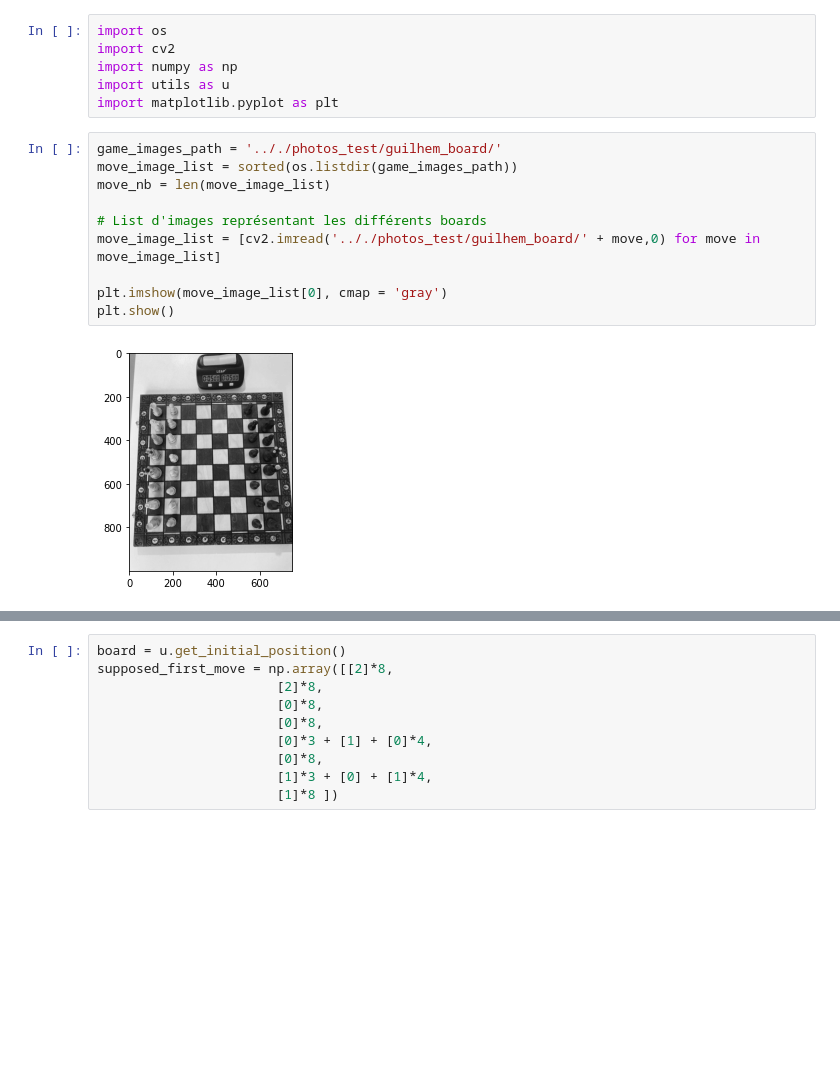
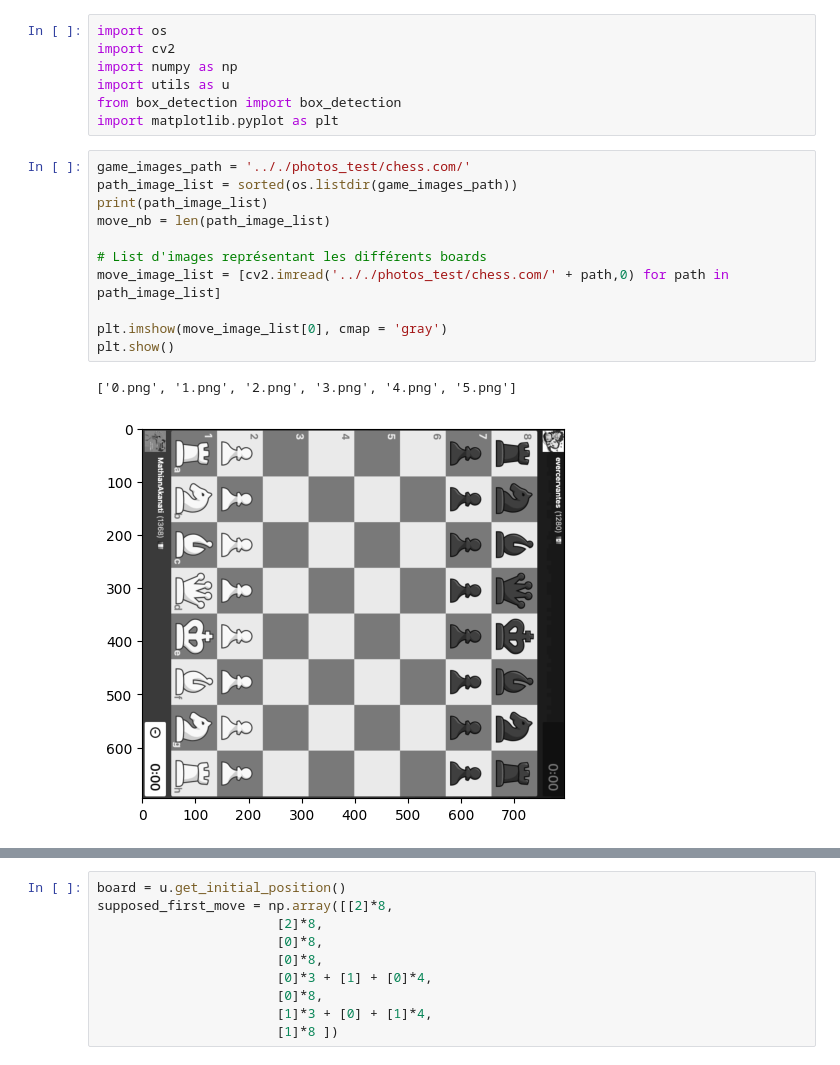
Before and after one commit to GuilhemPrince/VisualChess, a Jupyter notebook: code/main.ipynb, the cells around one changed output, grey strips where cells are left out. Drawn from its saved outputs; the diff is of its cells as text; blank space fills up the shorter version.

```diff
--- a/code/main.ipynb
+++ b/code/main.ipynb
@@ -3,17 +3,20 @@ import os
 import cv2
 import numpy as np
 import utils as u
+from box_detection import box_detection
 import matplotlib.pyplot as plt
 # %%
-game_images_path = '.././photos_test/guilhem_board/'
-move_image_list = sorted(os.listdir(game_images_path))
-move_nb = len(move_image_list)
+game_images_path = '.././photos_test/chess.com/'
+path_image_list = sorted(os.listdir(game_images_path))
+print(path_image_list)
+move_nb = len(path_image_list)
 
 # List d'images représentant les différents boards
-move_image_list = [cv2.imread('.././photos_test/guilhem_board/' + move,0) for move in move_image_list]
+move_image_list = [cv2.imread('.././photos_test/chess.com/' + path,0) for path in path_image_list]
 
 plt.imshow(move_image_list[0], cmap = 'gray')
 plt.show()
 # %% [output]
+['0.png', '1.png', '2.png', '3.png', '4.png', '5.png']
-[figure, old version]
+[figure, new version]
 # %%
```
Also changed, not shown: parts of 6 cells of this notebook, 1 other file.
